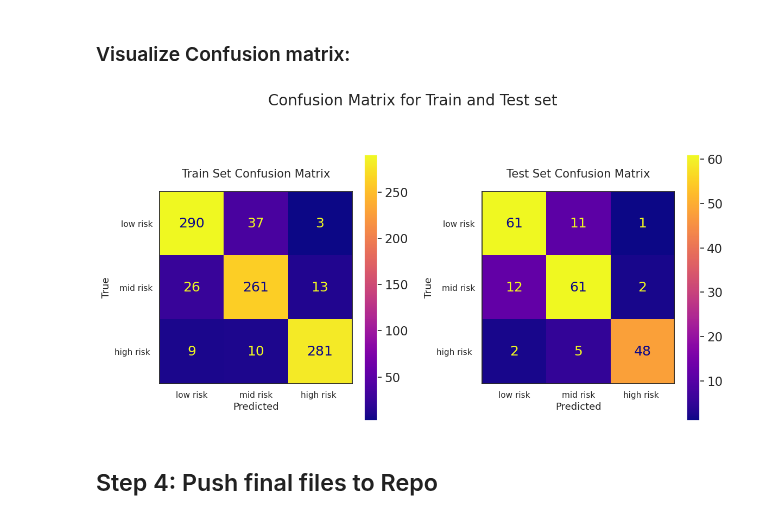
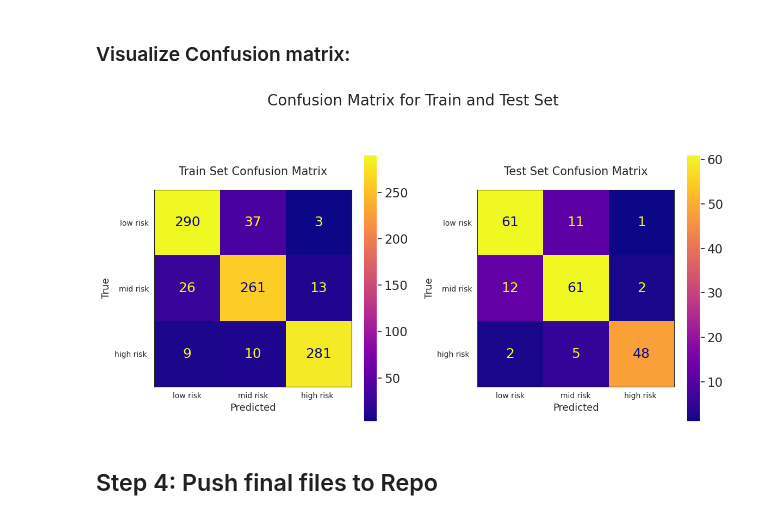
Before and after one commit to theresaabl/ML-maternal-health-risk, a Jupyter notebook: jupyter_notebooks/07-ModellingAndEvaluation-ClassificationB.ipynb, the cells around one changed output. Drawn from its saved outputs; the diff is of its cells as text; code cells hidden in the pictures.

Commit message:
Fix code line lengths in jupyter notebooks, fix outputs file structure and plots

```diff
--- a/jupyter_notebooks/07-ModellingAndEvaluation-ClassificationB.ipynb
+++ b/jupyter_notebooks/07-ModellingAndEvaluation-ClassificationB.ipynb
@@ -89,7 +89,9 @@ New current directory set to /workspaces/ML-maternal-health-risk.
 # %% [markdown]
 # Step 1: Load Data and Pipelines
 # %%
-df = pd.read_csv('outputs/datasets/cleaned/maternal-health-risk-dataset-clean.csv')
+df = pd.read_csv(
+            'outputs/datasets/cleaned/maternal-health-risk-dataset-clean.csv'
+            )
 print(df.shape)
 df.head()
 # %% [output]
@@ -424,7 +438,10 @@ class HyperparameterOptimizationSearch:
         columns = columns + [c for c in df.columns if c not in columns]
         return df[columns], self.grid_searches
 # %%
-search = HyperparameterOptimizationSearch(models=models_search, params=params_search)
+search = HyperparameterOptimizationSearch(
+                models=models_search,
+                params=params_search
+                )
 search.fit(
                 X_train,
                 y_train,
@@ -664,36 +681,50 @@ When compared to the model fitted with all features (see previous notebook) the
 # %%
 sns.set_style("white")
 predictions_train = pipeline_clf.predict(X_train)
 predictions_test = pipeline_clf.predict(X_test)
-cm_train = confusion_matrix(y_train, predictions_train, labels=pipeline_clf.classes_)
-cm_test = confusion_matrix(y_test, predictions_test, labels=pipeline_clf.classes_)
+cm_train = confusion_matrix(
+                y_train,
+                predictions_train,
+                labels=pipeline_clf.classes_
+                )
+cm_test = confusion_matrix(
+                y_test,
+                predictions_test,
+                labels=pipeline_clf.classes_
+                )
 
 
 fig_cm, axes = plt.subplots(1, 2, figsize=(12, 6))
-fig_cm.suptitle("Confusion Matrix for Train and Test set", fontsize=20, y=1.05)
+fig_cm.suptitle("Confusion Matrix for Train and Test Set", fontsize=20, y=1.05)
 # increase label numbers fontsize for better UI in dashboard
 # Code from https://stackoverflow.com/a/59839952
 sns.set_theme(font_scale=1.5)
 
-disp_train = ConfusionMatrixDisplay(confusion_matrix=cm_train, display_labels=["low risk", "mid risk", "high risk "])
+disp_train = ConfusionMatrixDisplay(
+                confusion_matrix=cm_train,
+                display_labels=["low risk", "mid risk", "high risk "]
+                )
 disp_train.plot(ax=axes[0], values_format='d', cmap="plasma")
 axes[0].set_title("Train Set Confusion Matrix", fontsize=15, y=1.05)
 axes[0].set_xlabel("Predicted", fontsize=13)
 axes[0].set_ylabel("True", fontsize=13)
 
-disp_test = ConfusionMatrixDisplay(confusion_matrix=cm_test, display_labels=["low risk", "mid risk", "high risk "])
+disp_test = ConfusionMatrixDisplay(
+                confusion_matrix=cm_test,
+                display_labels=["low risk", "mid risk", "high risk "]
+                )
 disp_test.plot(ax=axes[1], values_format='d', cmap="plasma")
 axes[1].set_title("Test Set Confusion Matrix", fontsize=15, y=1.05)
 axes[1].set_xlabel("Predicted", fontsize=13)
 axes[1].set_ylabel("True", fontsize=13)
 
 plt.tight_layout()
 plt.show()
 
 # reset font_scale
 sns.set_theme(font_scale=1)
 # %% [output]
-[figure, old version]
+[figure, new version]
 # %% [markdown]
 ## Step 4: Push final files to Repo
 # %% [markdown]
```
Also changed, not shown: parts of 13 cells of this notebook, 16 other files.
